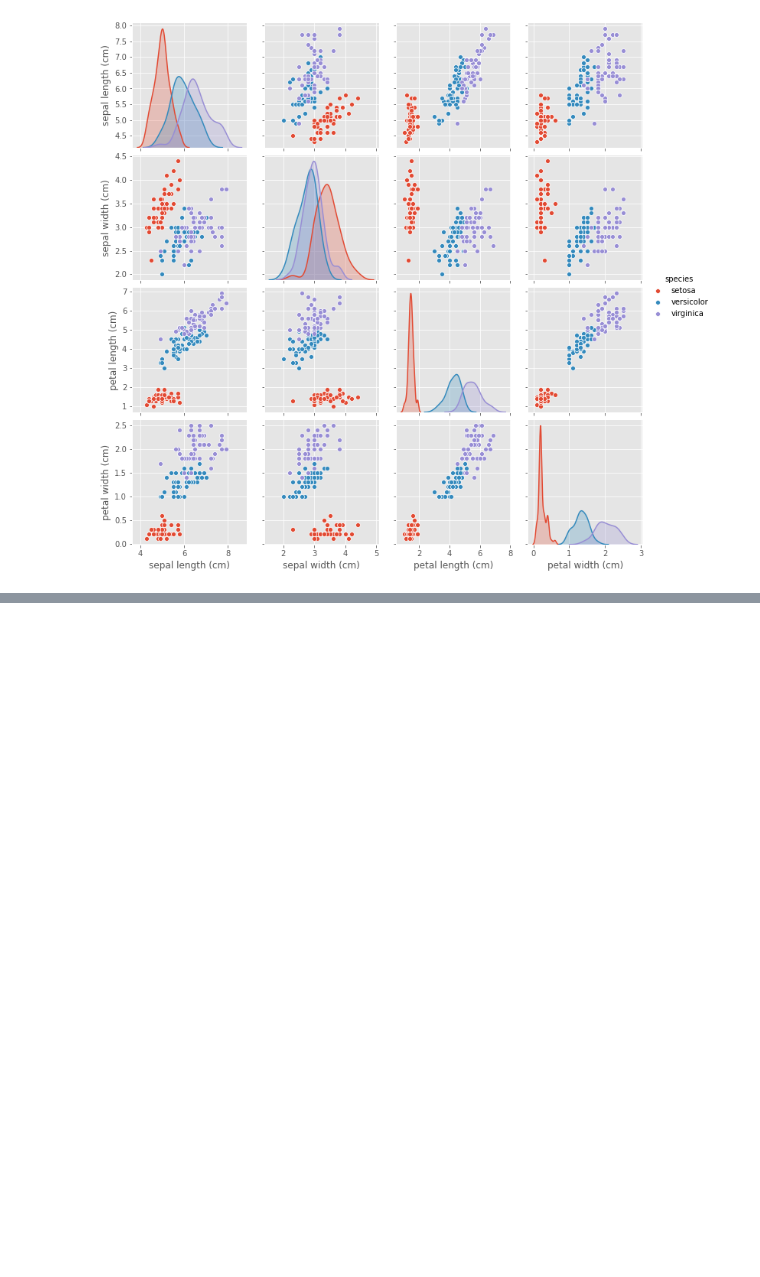
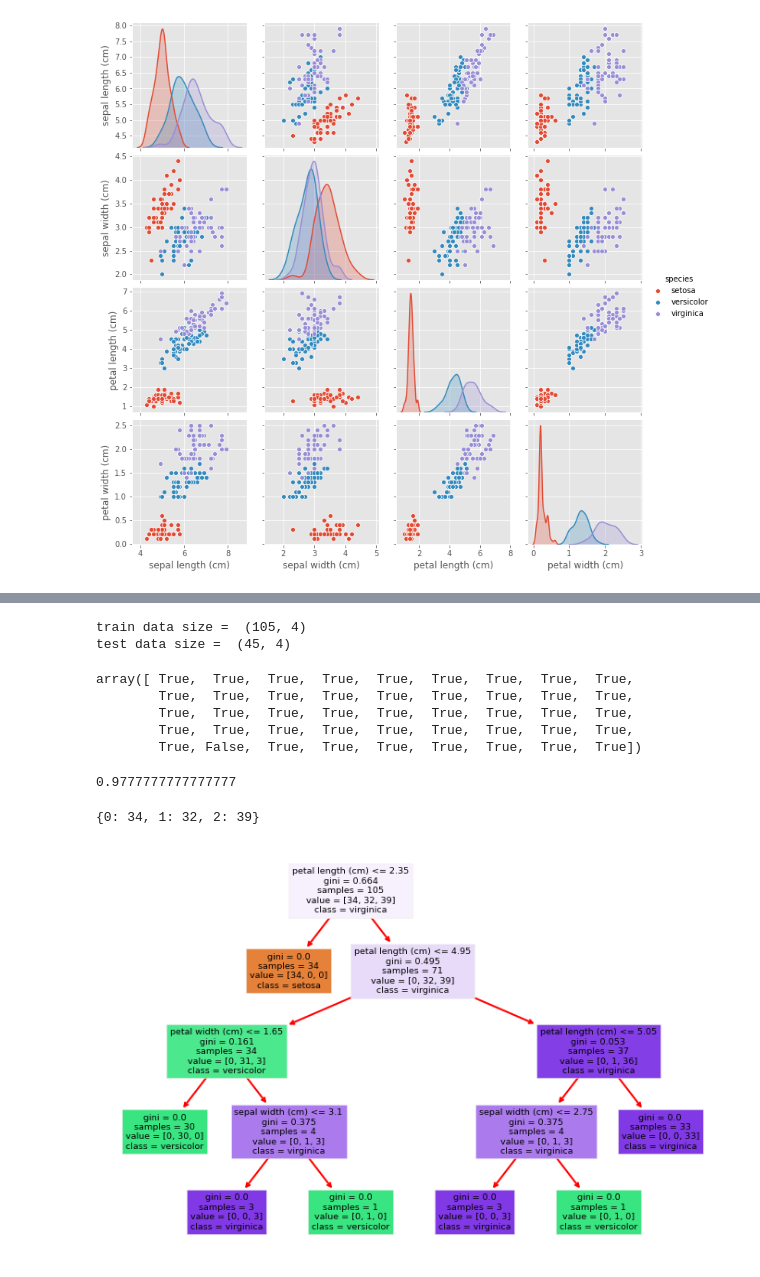
Before and after one commit to PaulSweeney89/ML-S_2021, a Jupyter notebook: scikit-learn.ipynb, the cells around one changed output, grey strips where cells are left out. Drawn from its saved outputs; the diff is of its cells as text; code cells hidden in the pictures; blank space fills up the shorter version.

```diff
--- a/scikit-learn.ipynb
+++ b/scikit-learn.ipynb
@@ -192,3 +257,54 @@ Scikit-learn provides a consistent & easy to use interface for implementing the
+# %%
+# split the dataset into training & test data - 70% training data & 30% test data
+X_train,X_test,y_train,y_test = mod.train_test_split(X, y, test_size=.30, random_state=0)
+# %%
+print("train data size = ", X_train.shape)
+print("test data size = ", X_test.shape)
+# %% [output]
+train data size =  (105, 4)
+test data size =  (45, 4)
+# %%
+model=tree.DecisionTreeClassifier()
+model.fit(X_train,y_train)
+predictions=model.predict(X_test)
+# %%
+predictions == y_test
+# %% [output]
+array([ True,  True,  True,  True,  True,  True,  True,  True,  True,
+        True,  True,  True,  True,  True,  True,  True,  True,  True,
+        True,  True,  True,  True,  True,  True,  True,  True,  True,
+        True,  True,  True,  True,  True,  True,  True,  True,  True,
+        True, False,  True,  True,  True,  True,  True,  True,  True])
+# %%
+model.score(X_test, y_test)
+# %% [output]
+0.9777777777777777
+# %%
+# training data species split
+unique, counts = np.unique(y_train, return_counts=True)
+dict(zip(unique, counts))
+# %% [output]
+{0: 34, 1: 32, 2: 39}
+# %%
+# Set figure size
+fig = plt.figure(figsize=(12,8))
+
+# Plot of decision tree for the iris training model
+decision_tree = tree.plot_tree(model,
+                feature_names=iris.feature_names,
+                class_names=iris.target_names,
+                filled=True)
+
+# decision tree arrow display
+for ele in decision_tree:
+    arrow = ele.arrow_patch
+    if arrow is not None:
+        arrow.set_edgecolor('red')
+        arrow.set_linewidth(2)
+
+plt.show()
+# %% [output]
+[figure, added]
 # %% [markdown]
 ## References
 
```
Also changed, not shown: parts of 17 cells of this notebook, 1 other file.
